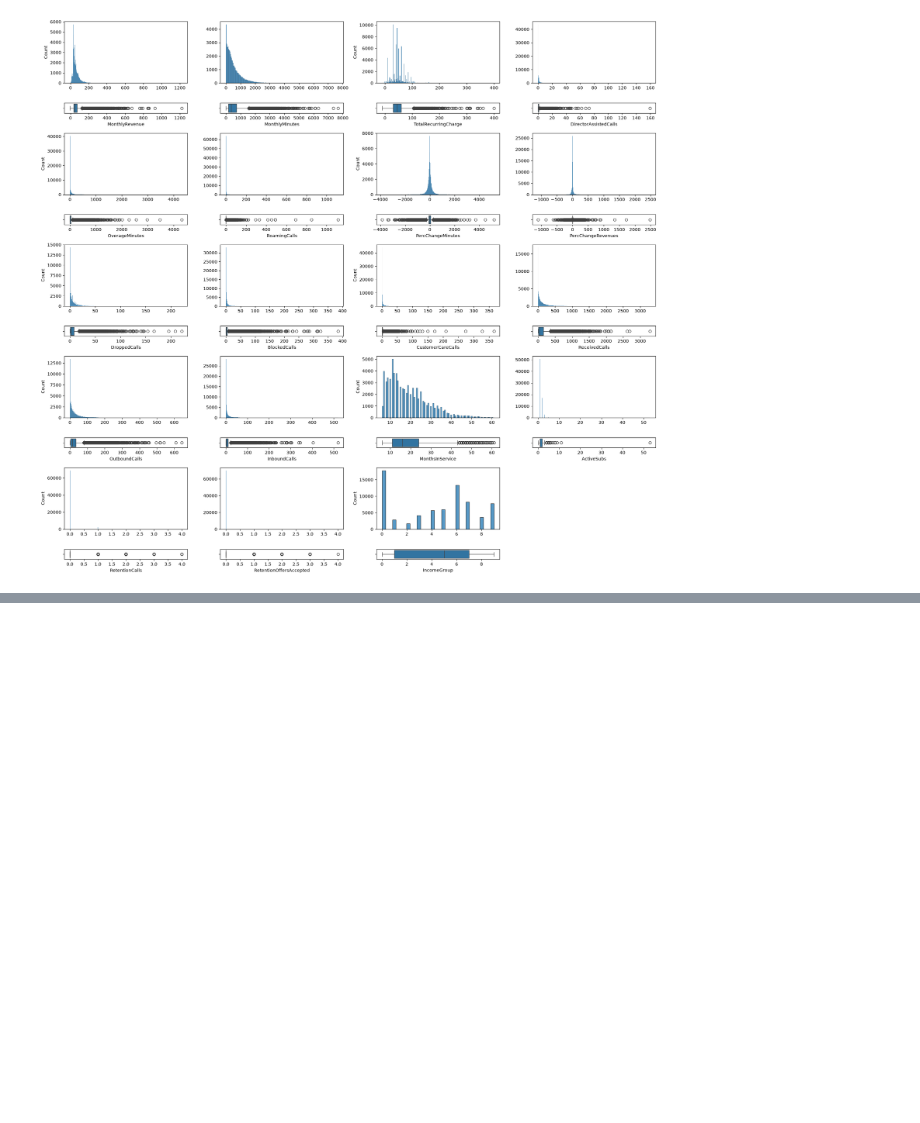
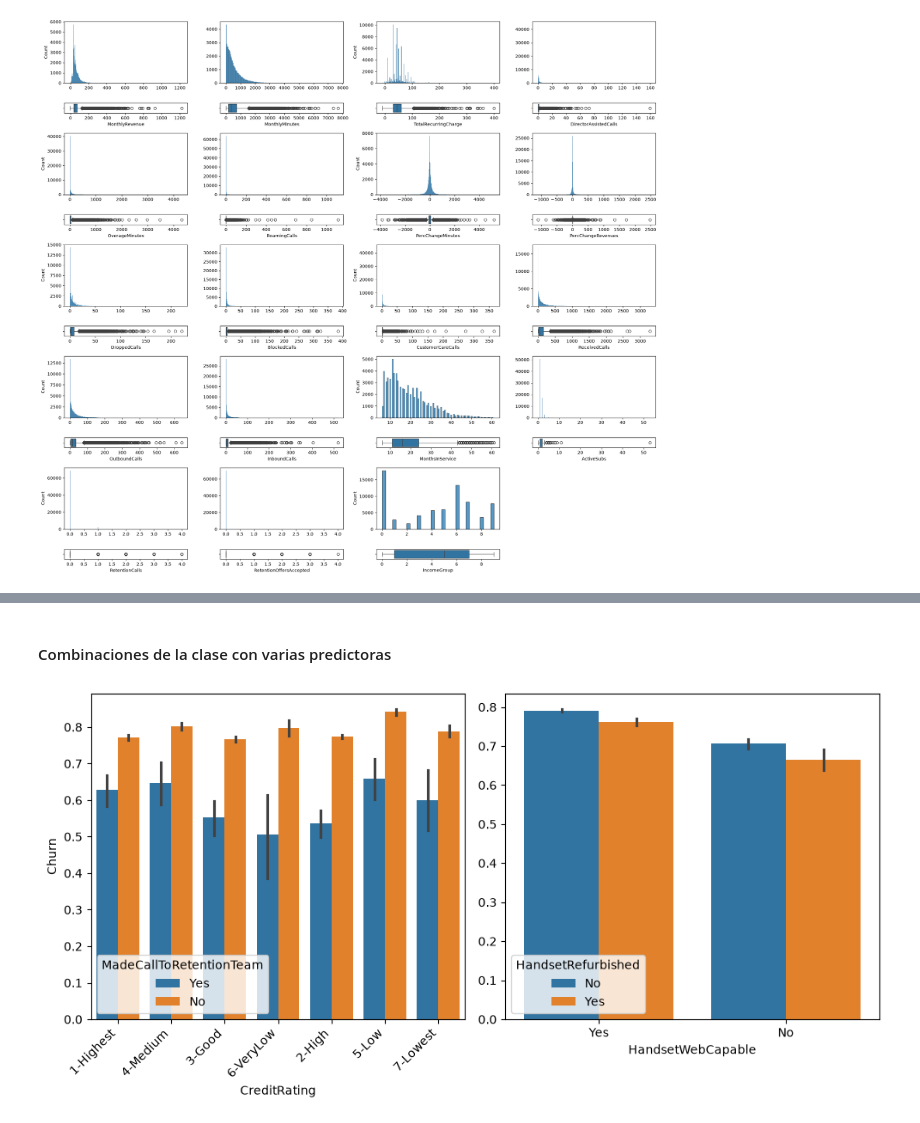
Before and after one commit to 4GeeksAcademy/ProyectoFinalDS_Churn_Pablo_Sahid, a Jupyter notebook: src/explore.ipynb, the cells around one changed output, grey strips where cells are left out. Drawn from its saved outputs; the diff is of its cells as text; code cells hidden in the pictures; blank space fills up the shorter version.

```diff
--- a/src/explore.ipynb
+++ b/src/explore.ipynb
@@ -617,0 +785,14 @@ plt.show()
+# %% [markdown]
+#### Combinaciones de la clase con varias predictoras
+# %%
+fig, axis = plt.subplots(figsize = (10, 5), ncols = 2)
+
+sns.barplot(ax=axis[0], data=df2, x="CreditRating", y="Churn", hue="MadeCallToRetentionTeam")
+axis[0].set_xticklabels(axis[0].get_xticklabels(), rotation=45, ha='right')  # Rotar etiquetas del eje X para el primer gráfico
+sns.barplot(ax = axis[1], data = df2, x = "HandsetWebCapable", y = "Churn", hue = "HandsetRefurbished").set(ylabel = None)
+
+plt.tight_layout()
+
+plt.show()
+# %% [output]
+[figure, added]
```
Also changed, not shown: parts of 24 cells of this notebook, 1 other file.
